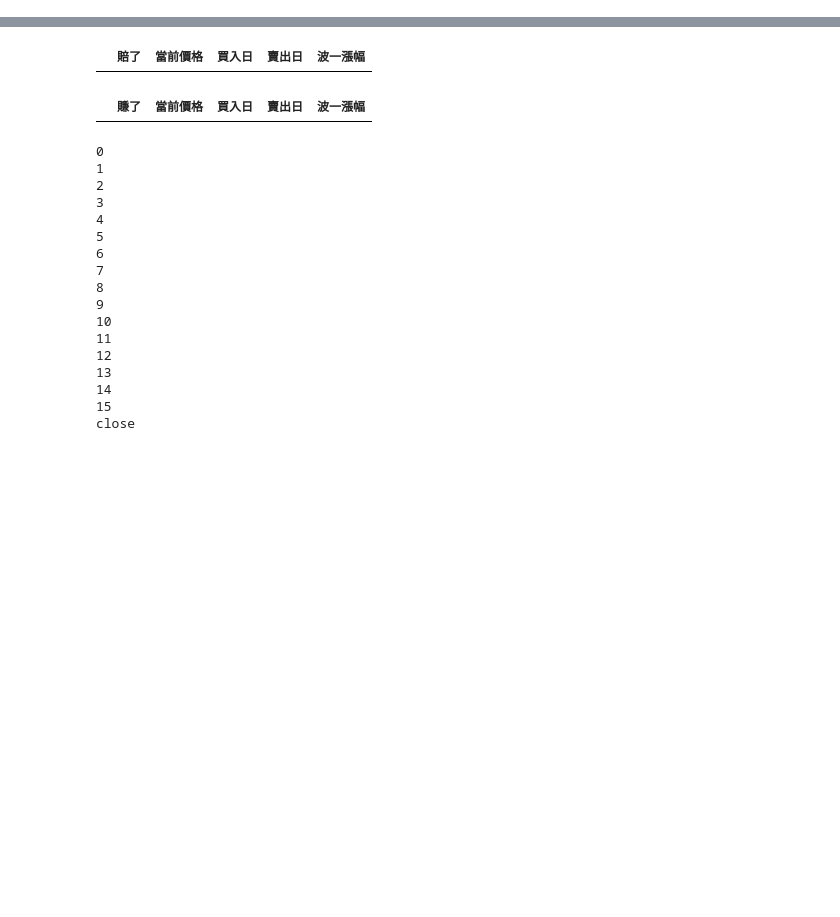
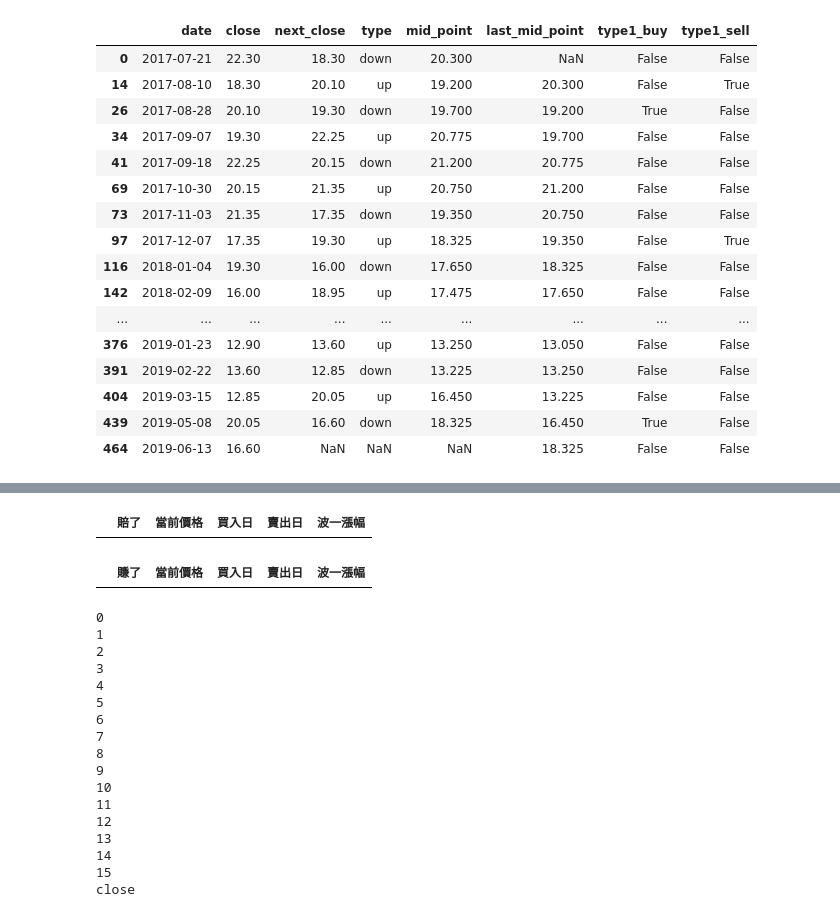
Before and after one commit to r07521706/Stock, a Jupyter notebook: 波簡化.ipynb, the cells around one changed output, grey strips where cells are left out. Saved outputs shown, nothing was run; the diff lists cells and outputs as text; code cells hidden in the pictures; blank space fills up the shorter version.

Commit message:
rewrite the logic of simplize

```diff
--- a/波簡化.ipynb
+++ b/波簡化.ipynb
@@ -144,3 +52,30 @@ plt.plot(data['close'][qk])
+# %%
+essential_data=data.iloc[critical_price.index][['date','close']]
+essential_data['next_close']=essential_data['close'].shift(-1)
+essential_data['type']=critical_price['type'].shift(-1)
+essential_data['mid_point']=(essential_data['close']+essential_data['close'].shift(-1))/2
+essential_data['last_mid_point']=essential_data['mid_point'].shift(1)
+essential_data['type1_buy']=np.logical_and(list(essential_data['type']=='down'),list(essential_data['next_close']> essential_data['last_mid_point']))
+essential_data['type1_sell']=np.logical_and(list(essential_data['type']=='up'),list(essential_data['next_close']<essential_data['last_mid_point']))
+essential_data
+# %% [output]
+|  | date | close | next_close | type | mid_point | last_mid_point | type1_buy | type1_sell |
+| 0 | 2017-07-21 | 22.30 | 18.30 | down | 20.300 | NaN | False | False |
+| 14 | 2017-08-10 | 18.30 | 20.10 | up | 19.200 | 20.300 | False | True |
+| 26 | 2017-08-28 | 20.10 | 19.30 | down | 19.700 | 19.200 | True | False |
+| 34 | 2017-09-07 | 19.30 | 22.25 | up | 20.775 | 19.700 | False | False |
+| 41 | 2017-09-18 | 22.25 | 20.15 | down | 21.200 | 20.775 | False | False |
+| 69 | 2017-10-30 | 20.15 | 21.35 | up | 20.750 | 21.200 | False | False |
+| 73 | 2017-11-03 | 21.35 | 17.35 | down | 19.350 | 20.750 | False | False |
+| 97 | 2017-12-07 | 17.35 | 19.30 | up | 18.325 | 19.350 | False | True |
+| 116 | 2018-01-04 | 19.30 | 16.00 | down | 17.650 | 18.325 | False | False |
+| 142 | 2018-02-09 | 16.00 | 18.95 | up | 17.475 | 17.650 | False | False |
+| ... | ... | ... | ... | ... | ... | ... | ... | ... |
+| 376 | 2019-01-23 | 12.90 | 13.60 | up | 13.250 | 13.050 | False | False |
+| 391 | 2019-02-22 | 13.60 | 12.85 | down | 13.225 | 13.250 | False | False |
+| 404 | 2019-03-15 | 12.85 | 20.05 | up | 16.450 | 13.225 | False | False |
+| 439 | 2019-05-08 | 20.05 | 16.60 | down | 18.325 | 16.450 | True | False |
+| 464 | 2019-06-13 | 16.60 | NaN | NaN | NaN | 18.325 | False | False |
 # %%
 final_wave_list2=[]
 for i in final_wave_list:
```
Also changed, not shown: parts of 7 cells of this notebook.
